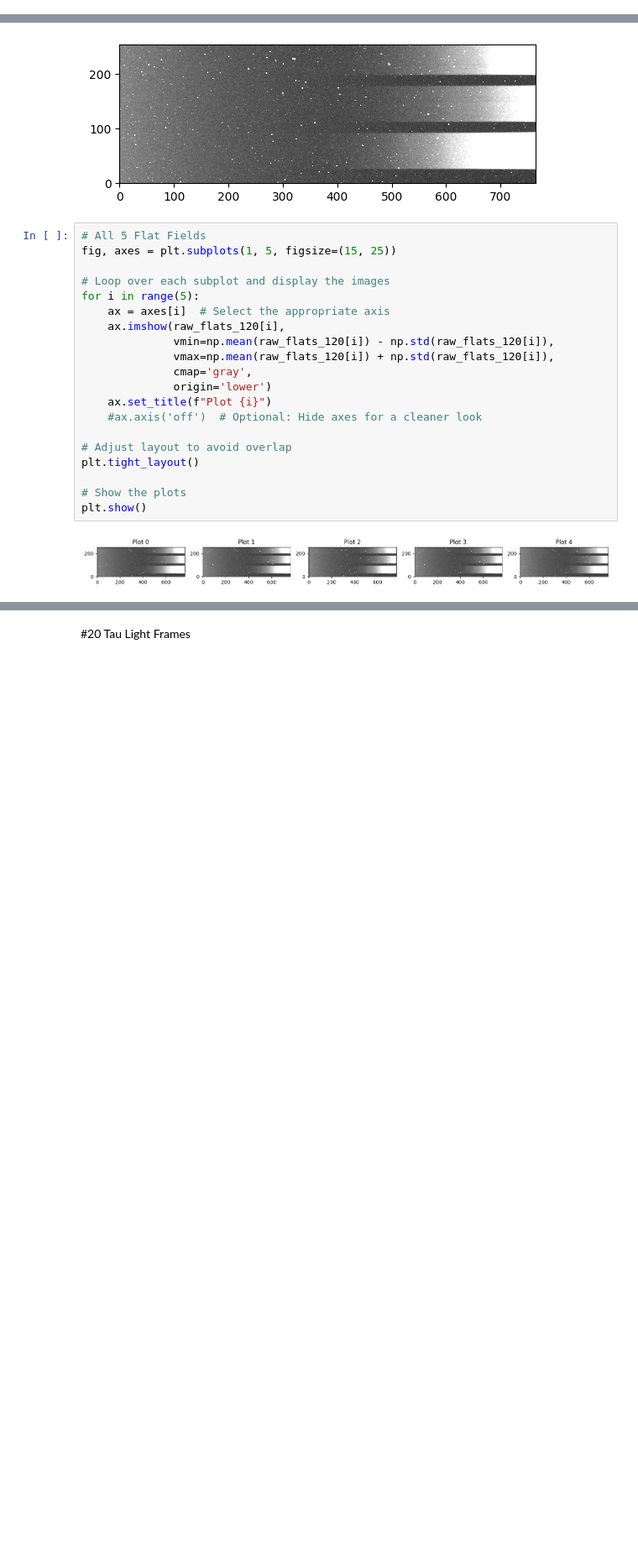
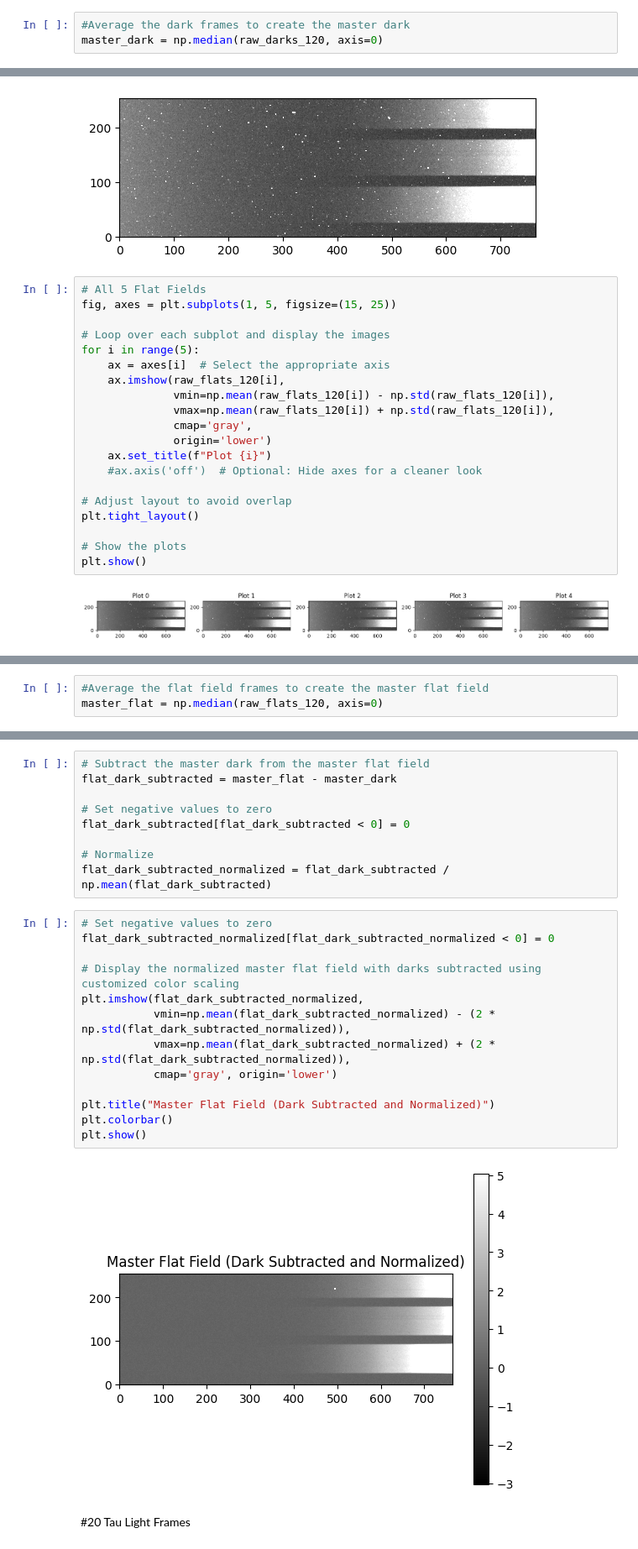
Before and after one commit to Zhengjingyi0823/AST443-Group5, a Jupyter notebook: 11_6_24_AST443_lab3.ipynb, the cells around one changed output, grey strips where cells are left out. Shown at 84% size. Saved outputs shown, nothing was run; the diff lists cells and outputs as text; blank space fills up the shorter version.

```diff
--- a/11_6_24_AST443_lab3.ipynb
+++ b/11_6_24_AST443_lab3.ipynb
@@ -52,3 +71,6 @@ warnings.filterwarnings('ignore')
+# %%
+#Average the dark frames to create the master dark
+master_dark = np.median(raw_darks_120, axis=0)
 # %% [markdown]
 #Spectra Flat Fields
 # %%
@@ -107,0 +113,3 @@ plt.imshow(raw_darks_120[2], vmin=np.mean(raw_darks_120[2])-np.std(raw_darks_120
+# %%
+#Average the flat field frames to create the master flat field
+master_flat = np.median(raw_flats_120, axis=0)
@@ -108,3 +124,27 @@ plt.imshow(raw_darks_120[2], vmin=np.mean(raw_darks_120[2])-np.std(raw_darks_120
+# %%
+# Subtract the master dark from the master flat field
+flat_dark_subtracted = master_flat - master_dark
+
+# Set negative values to zero
+flat_dark_subtracted[flat_dark_subtracted < 0] = 0
+
+# Normalize
+flat_dark_subtracted_normalized = flat_dark_subtracted / np.mean(flat_dark_subtracted)
+# %%
+# Set negative values to zero
+flat_dark_subtracted_normalized[flat_dark_subtracted_normalized < 0] = 0
+
+# Display the normalized master flat field with darks subtracted using customized color scaling
+plt.imshow(flat_dark_subtracted_normalized,
+           vmin=np.mean(flat_dark_subtracted_normalized) - (2 * np.std(flat_dark_subtracted_normalized)),
+           vmax=np.mean(flat_dark_subtracted_normalized) + (2 * np.std(flat_dark_subtracted_normalized)),
+           cmap='gray', origin='lower')
+
+plt.title("Master Flat Field (Dark Subtracted and Normalized)")
+plt.colorbar()
+plt.show()
+# %% [output]
+[figure, added]
 # %% [markdown]
 #20 Tau Light Frames
 # %%
```
Also changed, not shown: parts of 43 cells of this notebook.
